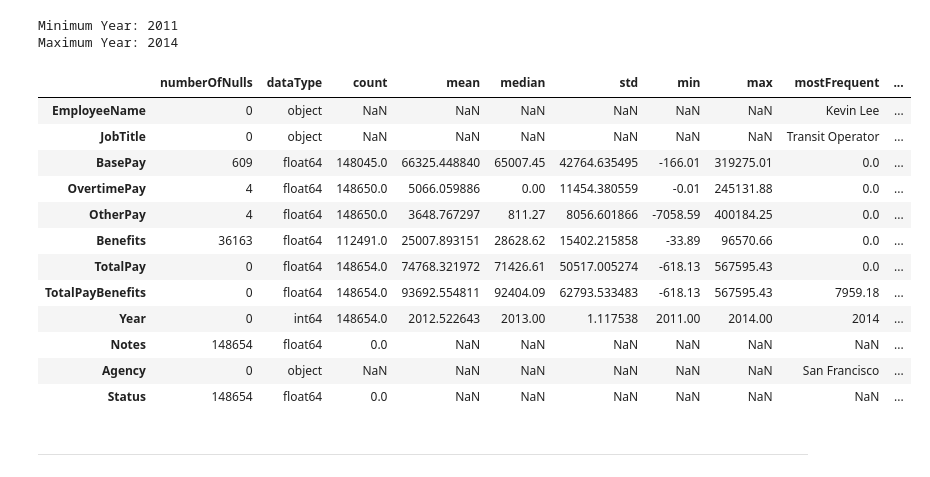
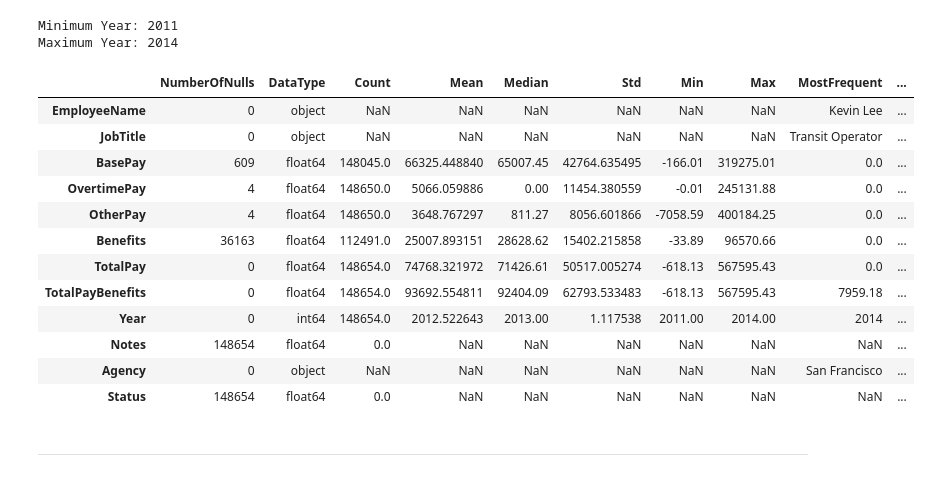
Before and after one commit to shaker113/ShAi_Assignment, a Jupyter notebook: ShAI_BootCamp_Assignment.ipynb, the cells around one changed output. Cells and saved outputs as stored; diff of their text form; code cells hidden in the pictures.

```diff
--- a/ShAI_BootCamp_Assignment.ipynb
+++ b/ShAI_BootCamp_Assignment.ipynb
@@ -87,39 +87,39 @@ df.drop('Id',axis=1,inplace=True)
 # %%
 data=[]
 for col in df:
     colData=df[col]
     colName=col
     colDataType=colData.dtype
     numberOfNulls=colData.isnull().sum()
     mostFrequent=colData.mode()
     mostFrequent=mostFrequent[0] if len(mostFrequent) > 0 else np.NaN
 
     colCount = colMean = colMedian = colStd = colMin = colMax = colUniqueCount =  np.NaN
-    if(colDataType=="int64"or  colDataType=="float64"):
+    if(colDataType=="int64"or  colDataType=="float64"):# numerical columns
         colCount= colData.count()
         colMean= colData.mean()
         colMedian= colData.median()
         colStd= colData.std()
         colMin= colData.min()
         colMax= colData.max()
-    else :
+    else : # category columns
         colUniqueCount= colData.nunique()
 
-    data.append({"numberOfNulls":numberOfNulls,
-                "dataType":colDataType,
-                "count":colCount,
-                "mean":colMean,
-                "median":colMedian,
-                "std":colStd,
-                "min":colMin,
-                "max":colMax,
-                "mostFrequent":mostFrequent,
+    data.append({"NumberOfNulls":numberOfNulls,
+                "DataType":colDataType,
+                "Count":colCount,
+                "Mean":colMean,
+                "Median":colMedian,
+                "Std":colStd,
+                "Min":colMin,
+                "Max":colMax,
+                "MostFrequent":mostFrequent,
                 "NumberOfUnique ":colUniqueCount
                 })
 
 pd.DataFrame(data,columns=data[0].keys(),index=df.columns)
 # %% [output]
-|  | numberOfNulls | dataType | count | mean | median | std | min | max | mostFrequent | ... |
+|  | NumberOfNulls | DataType | Count | Mean | Median | Std | Min | Max | MostFrequent | ... |
 | EmployeeName | 0 | object | NaN | NaN | NaN | NaN | NaN | NaN | Kevin Lee | ... |
 | JobTitle | 0 | object | NaN | NaN | NaN | NaN | NaN | NaN | Transit Operator | ... |
 | BasePay | 609 | float64 | 148045.0 | 66325.448840 | 65007.45 | 42764.635495 | -166.01 | 319275.01 | 0.0 | ... |
```
Also changed, not shown: parts of 2 cells of this notebook, 2 other files.
